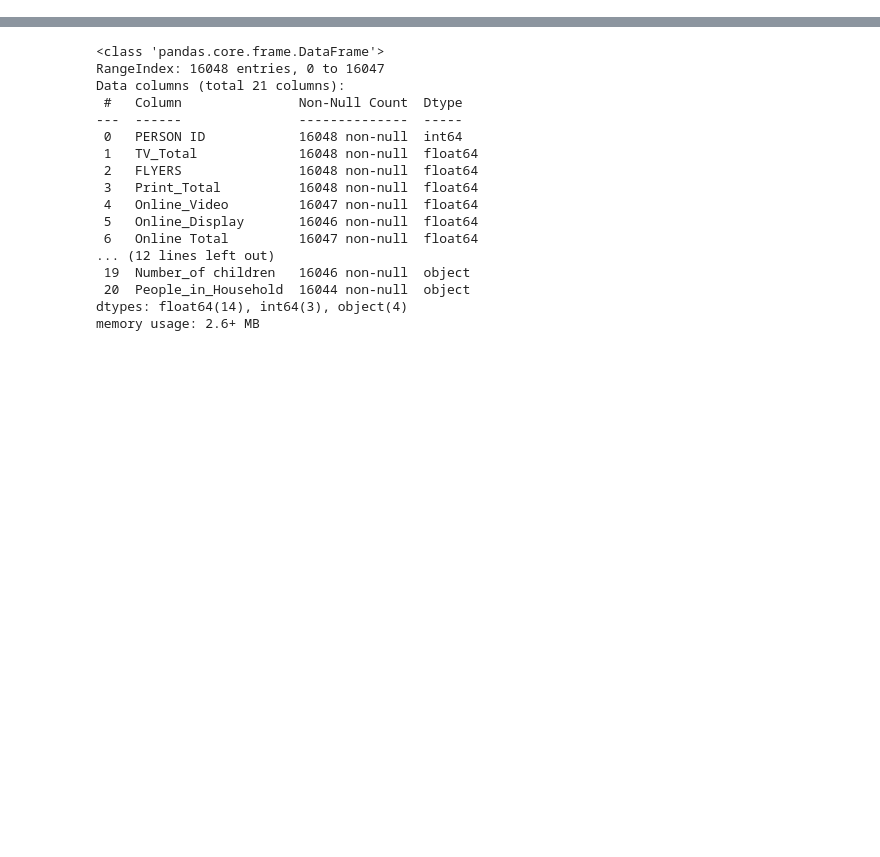
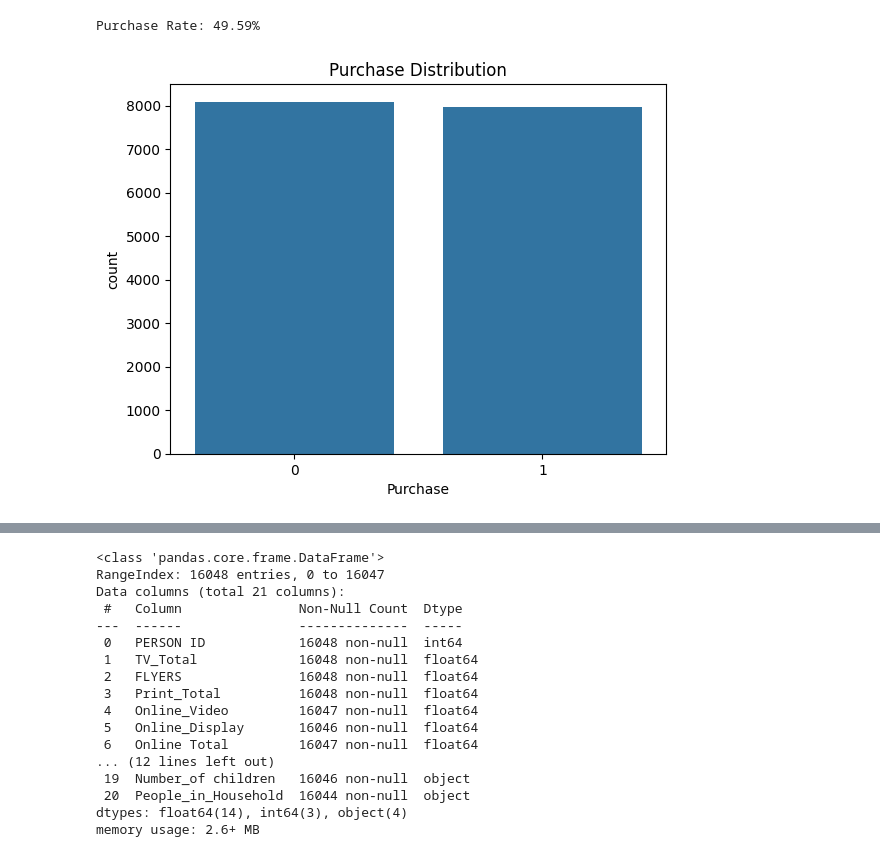
Before and after one commit to JustaKris/XYZ-Marketing-Campaign, a Jupyter notebook: notebooks/NIQ_Task.ipynb, the cells around one changed output, grey strips where cells are left out. Drawn from its saved outputs; the diff is of its cells as text; code cells hidden in the pictures; blank space fills up the shorter version.

```diff
--- a/notebooks/NIQ_Task.ipynb
+++ b/notebooks/NIQ_Task.ipynb
@@ -14,0 +76,12 @@ socio_demos = pd.read_csv("../data/socio_demos.csv")
+# %%
+# Check purchase rate
+purchase_rate = data['Purchase'].mean()
+print(f"Purchase Rate: {purchase_rate:.2%}")
+
+# Visualize class balance
+sns.countplot(x='Purchase', data=data)
+plt.title("Purchase Distribution")
+plt.show()
+# %% [output]
+Purchase Rate: 49.59%
+[figure, added]
```
Also changed, not shown: parts of 12 cells of this notebook, 1 other file.
